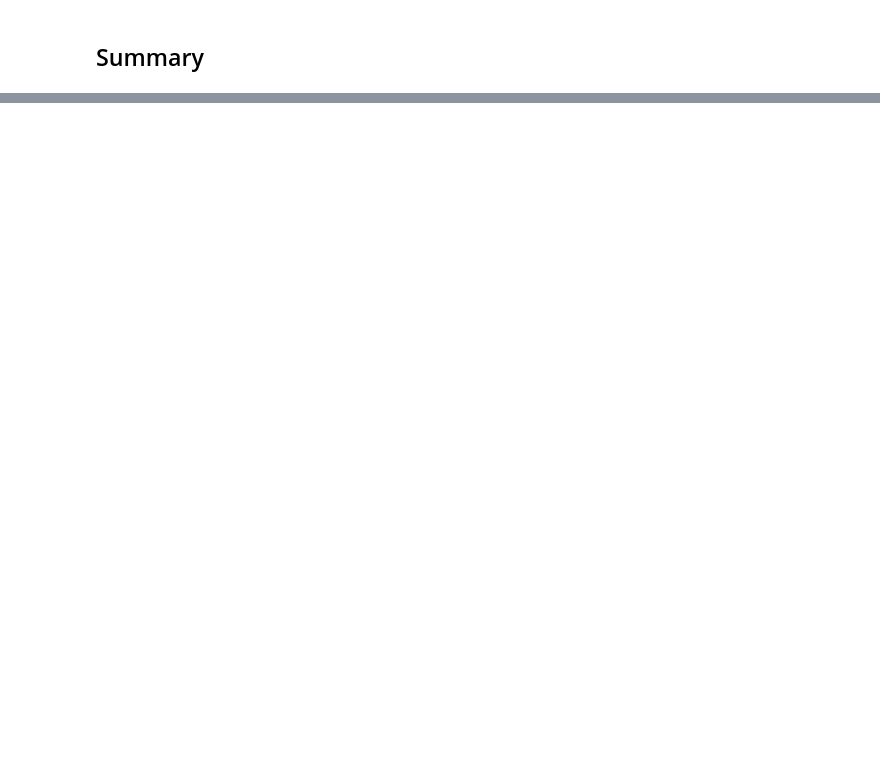
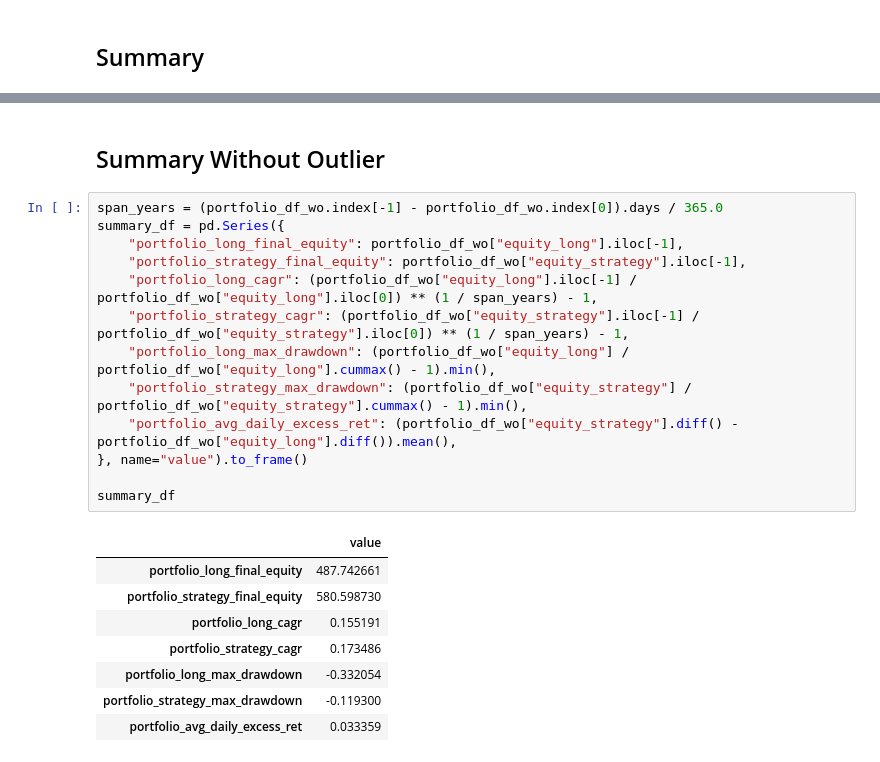
Before and after one commit to Will-D301/ASX-Market-Data-Pipeline, a Jupyter notebook: notebooks/backtest_comparison.ipynb, the cells around one changed output, grey strips where cells are left out. Cells and saved outputs as stored; diff of their text form; blank space fills up the shorter version.

```diff
--- a/notebooks/backtest_comparison.ipynb
+++ b/notebooks/backtest_comparison.ipynb
@@ -43,0 +66,24 @@ summary_df
+# %% [markdown]
+## Summary Without Outlier
+# %%
+span_years = (portfolio_df_wo.index[-1] - portfolio_df_wo.index[0]).days / 365.0
+summary_df = pd.Series({
+    "portfolio_long_final_equity": portfolio_df_wo["equity_long"].iloc[-1],
+    "portfolio_strategy_final_equity": portfolio_df_wo["equity_strategy"].iloc[-1],
+    "portfolio_long_cagr": (portfolio_df_wo["equity_long"].iloc[-1] / portfolio_df_wo["equity_long"].iloc[0]) ** (1 / span_years) - 1,
+    "portfolio_strategy_cagr": (portfolio_df_wo["equity_strategy"].iloc[-1] / portfolio_df_wo["equity_strategy"].iloc[0]) ** (1 / span_years) - 1,
+    "portfolio_long_max_drawdown": (portfolio_df_wo["equity_long"] / portfolio_df_wo["equity_long"].cummax() - 1).min(),
+    "portfolio_strategy_max_drawdown": (portfolio_df_wo["equity_strategy"] / portfolio_df_wo["equity_strategy"].cummax() - 1).min(),
+    "portfolio_avg_daily_excess_ret": (portfolio_df_wo["equity_strategy"].diff() - portfolio_df_wo["equity_long"].diff()).mean(),
+}, name="value").to_frame()
+
+summary_df
+# %% [output]
+|  | value |
+| portfolio_long_final_equity | 487.742661 |
+| portfolio_strategy_final_equity | 580.598730 |
+| portfolio_long_cagr | 0.155191 |
+| portfolio_strategy_cagr | 0.173486 |
+| portfolio_long_max_drawdown | -0.332054 |
+| portfolio_strategy_max_drawdown | -0.119300 |
+| portfolio_avg_daily_excess_ret | 0.033359 |
```
Also changed, not shown: parts of 7 cells of this notebook.
